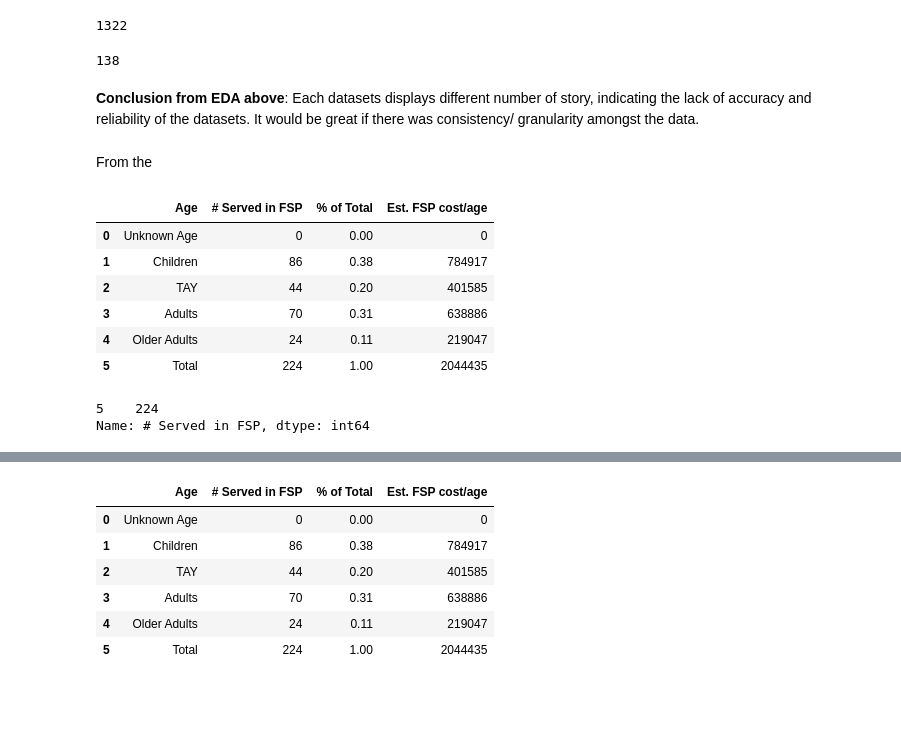
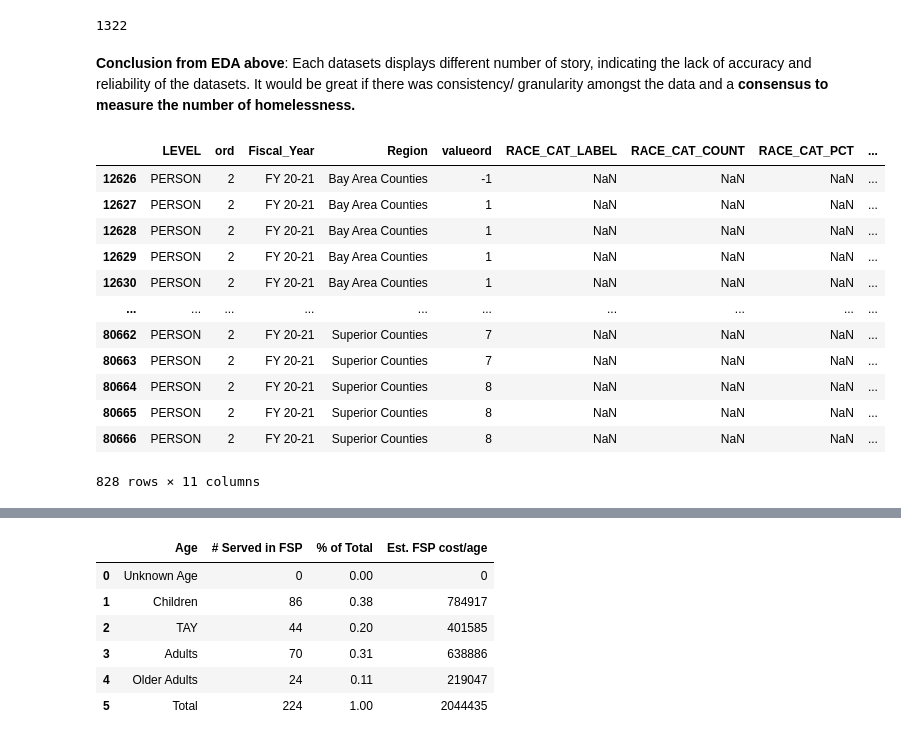
Before and after one commit to michellesuminpark/Data-Discovery, a Jupyter notebook: HBGI-UCB Research Workspace.ipynb, the cells around one changed output, grey strips where cells are left out. Drawn from its saved outputs; the diff is of its cells as text; code cells hidden in the pictures; blank space fills up the shorter version.

Commit message:
doing nevada eda

```diff
--- a/HBGI-UCB Research Workspace.ipynb
+++ b/HBGI-UCB Research Workspace.ipynb
@@ -451,27 +467,21 @@ dem_hl_age[dem_hl_age["LOCATION"] == "Nevada"]["EXPERIENCING_HOMELESSNESS_CNT"].
 # %% [output]
 1322
+# %% [markdown]
+**Conclusion from EDA above**: Each datasets displays different number of story, indicating the lack of accuracy and reliability of the datasets. It would be great if there was consistency/ granularity amongst the data and a **consensus to measure the number of homelessness.**
 # %%
-len(dem_20_21[dem_20_21["county"] == "Nevada"].index) # number of enrollees?
+nev_fsp_enrollees = dem_20_21[dem_20_21["county"] == "Nevada"]
+nev_fsp_enrollees #number of FSP enrollees
 # %% [output]
+|  | LEVEL | ord | Fiscal_Year | Region | valueord | RACE_CAT_LABEL | RACE_CAT_COUNT | RACE_CAT_PCT | ... |
+| 12626 | PERSON | 2 | FY 20-21 | Bay Area Counties | -1 | NaN | NaN | NaN | ... |
+| 12627 | PERSON | 2 | FY 20-21 | Bay Area Counties | 1 | NaN | NaN | NaN | ... |
+| 12628 | PERSON | 2 | FY 20-21 | Bay Area Counties | 1 | NaN | NaN | NaN | ... |
+| 12629 | PERSON | 2 | FY 20-21 | Bay Area Counties | 1 | NaN | NaN | NaN | ... |
+| 12630 | PERSON | 2 | FY 20-21 | Bay Area Counties | 1 | NaN | NaN | NaN | ... |
+| ... | ... | ... | ... | ... | ... | ... | ... | ... | ... |
+| 80662 | PERSON | 2 | FY 20-21 | Superior Counties | 7 | NaN | NaN | NaN | ... |
+| 80663 | PERSON | 2 | FY 20-21 | Superior Counties | 7 | NaN | NaN | NaN | ... |
+| 80664 | PERSON | 2 | FY 20-21 | Superior Counties | 8 | NaN | NaN | NaN | ... |
+| 80665 | PERSON | 2 | FY 20-21 | Superior Counties | 8 | NaN | NaN | NaN | ... |
+| 80666 | PERSON | 2 | FY 20-21 | Superior Counties | 8 | NaN | NaN | NaN | ... |
-138
+828 rows × 11 columns
-# %% [markdown]
-**Conclusion from EDA above**: Each datasets displays different number of story, indicating the lack of accuracy and reliability of the datasets. It would be great if there was consistency/ granularity amongst the data.
-# %% [markdown]
-From the
-# %%
-nev_cost_per
-# %% [output]
-|  | Age | # Served in FSP | % of Total | Est. FSP cost/age |
-| 0 | Unknown Age | 0 | 0.00 | 0 |
-| 1 | Children | 86 | 0.38 | 784917 |
-| 2 | TAY | 44 | 0.20 | 401585 |
-| 3 | Adults | 70 | 0.31 | 638886 |
-| 4 | Older Adults | 24 | 0.11 | 219047 |
-| 5 | Total | 224 | 1.00 | 2044435 |
-# %%
-# FSP served in Nevada
-nev_enrollees = nev_cost_per["# Served in FSP"].loc[[5]]
-nev_enrollees
-# %% [output]
-5    224
-Name: # Served in FSP, dtype: int64
```
Also changed, not shown: parts of 27 cells of this notebook, 2 other files.
